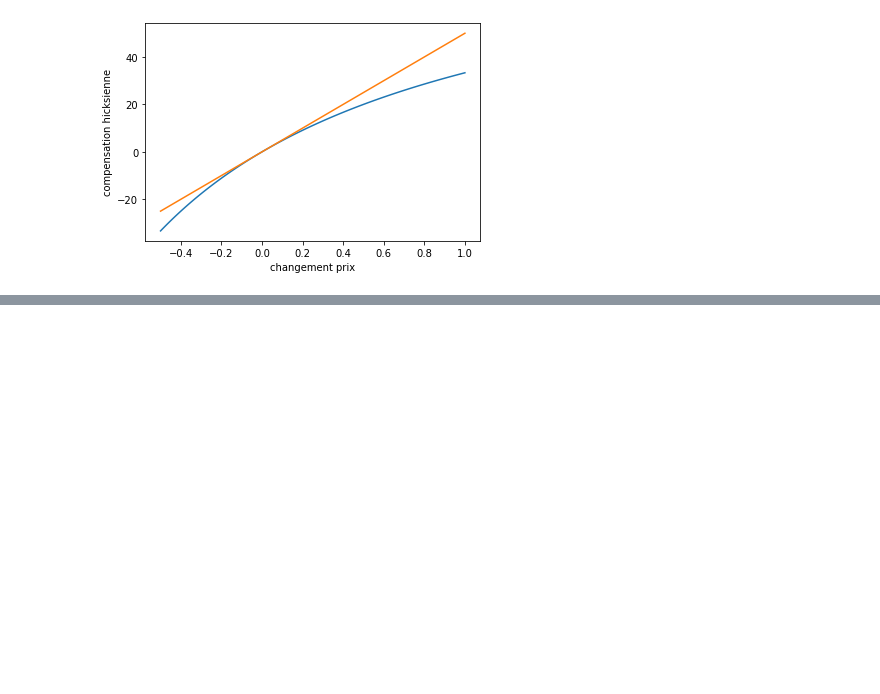
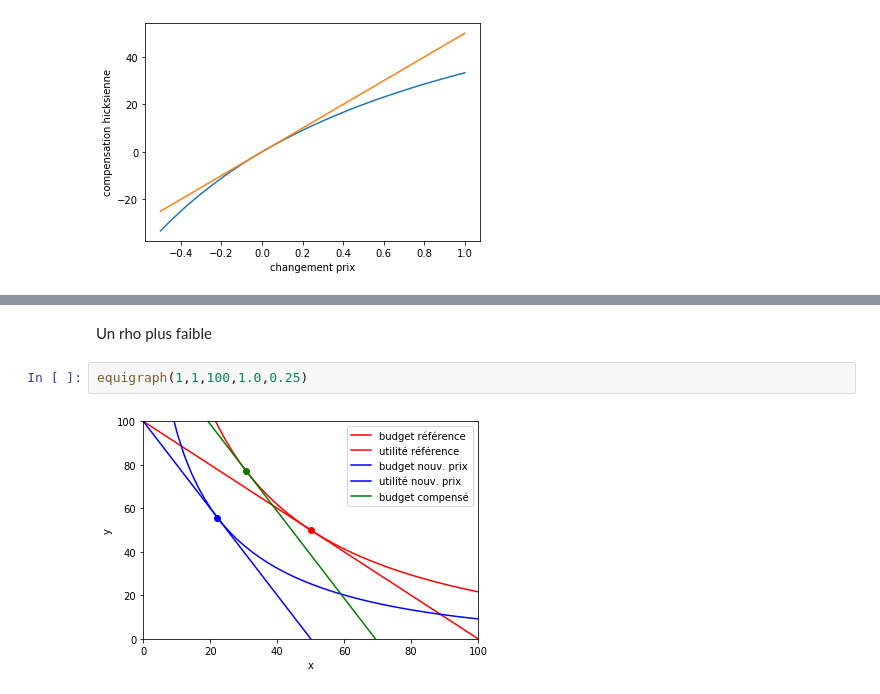
Before and after one commit to pcmichaud/micro, a Jupyter notebook: notebooks/PriceEffectTutorial.ipynb, the cells around one changed output, grey strips where cells are left out. Cells and saved outputs as stored; diff of their text form; blank space fills up the shorter version.

```diff
--- a/notebooks/PriceEffectTutorial.ipynb
+++ b/notebooks/PriceEffectTutorial.ipynb
@@ -105,0 +215,6 @@ plt.show()
+# %% [markdown]
+Un rho plus faible
+# %%
+equigraph(1,1,100,1.0,0.25)
+# %% [output]
+[figure, added]
```
Also changed, not shown: parts of 29 cells of this notebook, 11 other files.
